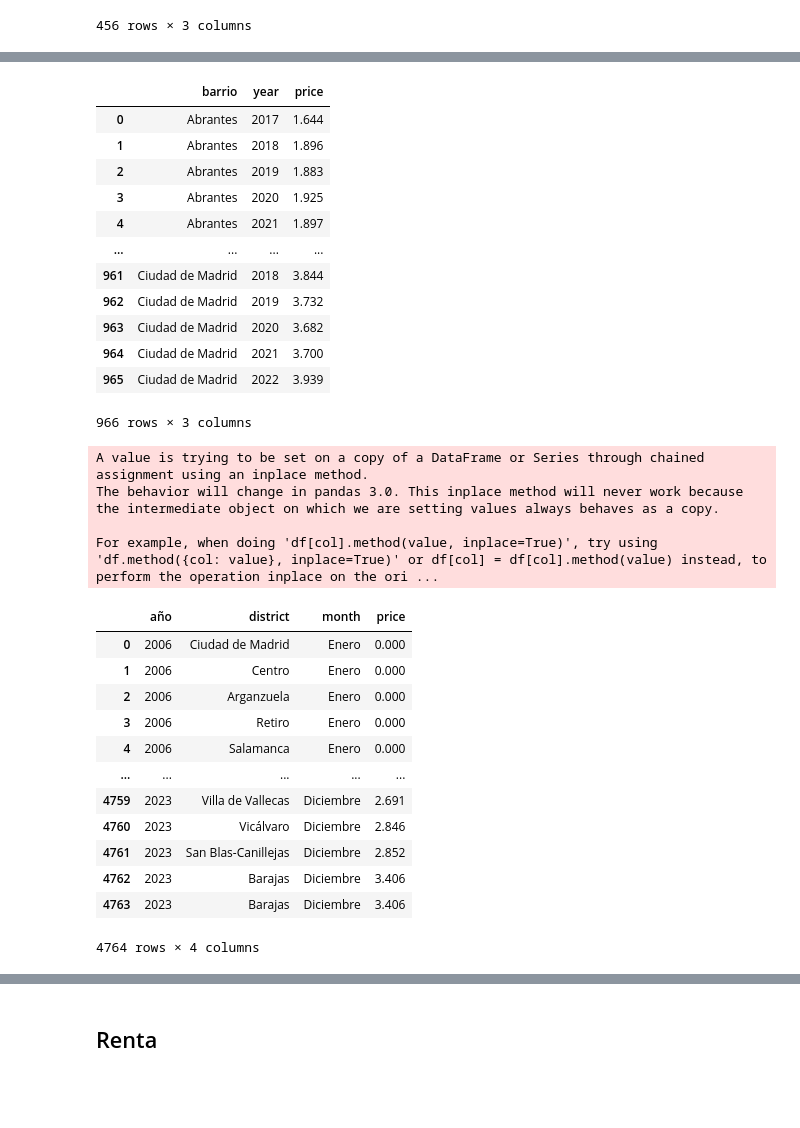
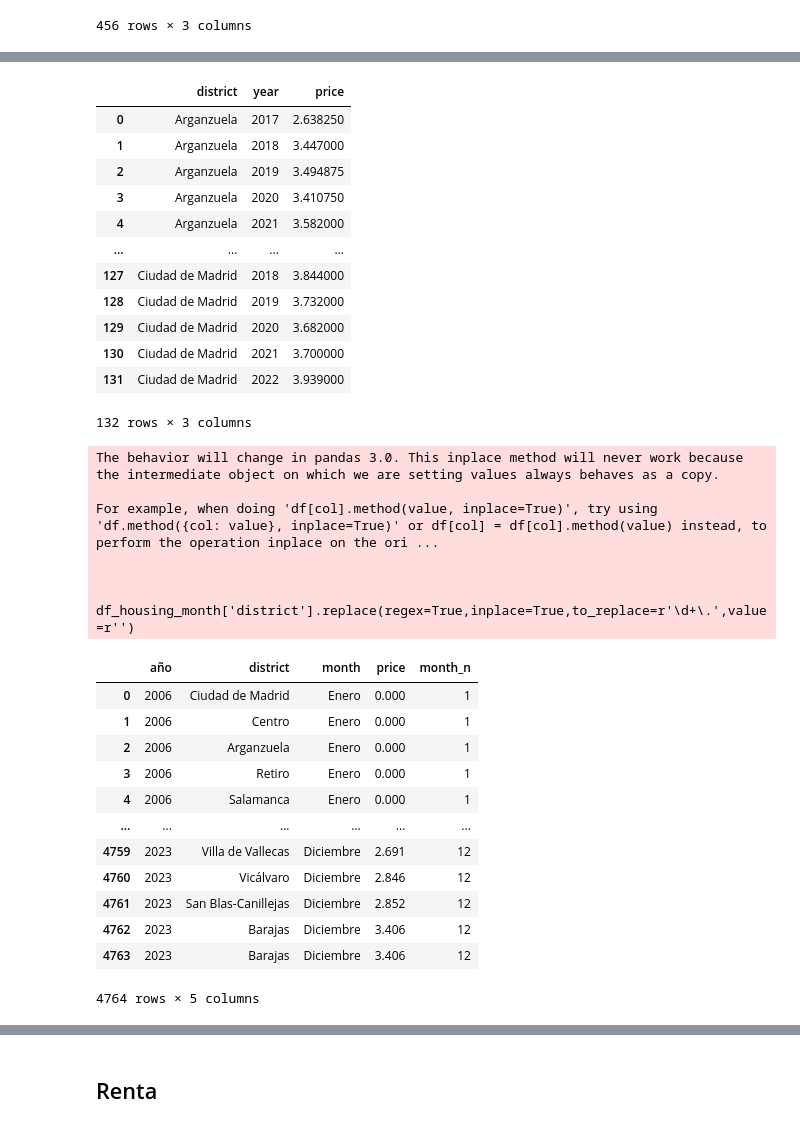
Before and after one commit to fernandez-a/House-price-predictor, a Jupyter notebook: notebooks/00_data_preparation.ipynb, the cells around one changed output, grey strips where cells are left out. Drawn from its saved outputs; the diff is of its cells as text; code cells hidden in the pictures; blank space fills up the shorter version.

Commit message:
data preparation

```diff
--- a/notebooks/00_data_preparation.ipynb
+++ b/notebooks/00_data_preparation.ipynb
@@ -200,18 +296,18 @@ For example, when doing 'df[col].method(value, inplace=True)', try using 'df.met
 # %%
-price_district_m2 = df_housing_yearly.groupby(['district','year']).agg({'price':'sum'}).reset_index()
+price_district_m2 = df_housing_yearly.groupby(['district','year']).agg({'price':'mean'}).reset_index()
 price_neighbourhood_m2 = df_housing_yearly.groupby(['barrio','year']).agg({'price':'sum'}).reset_index()
-price_neighbourhood_m2
+price_district_m2
 # %% [output]
-|  | barrio | year | price |
-| 0 | Abrantes | 2017 | 1.644 |
-| 1 | Abrantes | 2018 | 1.896 |
-| 2 | Abrantes | 2019 | 1.883 |
-| 3 | Abrantes | 2020 | 1.925 |
-| 4 | Abrantes | 2021 | 1.897 |
+|  | district | year | price |
+| 0 | Arganzuela | 2017 | 2.638250 |
+| 1 | Arganzuela | 2018 | 3.447000 |
+| 2 | Arganzuela | 2019 | 3.494875 |
+| 3 | Arganzuela | 2020 | 3.410750 |
+| 4 | Arganzuela | 2021 | 3.582000 |
 | ... | ... | ... | ... |
-| 961 | Ciudad de Madrid | 2018 | 3.844 |
-| 962 | Ciudad de Madrid | 2019 | 3.732 |
-| 963 | Ciudad de Madrid | 2020 | 3.682 |
-| 964 | Ciudad de Madrid | 2021 | 3.700 |
-| 965 | Ciudad de Madrid | 2022 | 3.939 |
+| 127 | Ciudad de Madrid | 2018 | 3.844000 |
+| 128 | Ciudad de Madrid | 2019 | 3.732000 |
+| 129 | Ciudad de Madrid | 2020 | 3.682000 |
+| 130 | Ciudad de Madrid | 2021 | 3.700000 |
+| 131 | Ciudad de Madrid | 2022 | 3.939000 |
-966 rows × 3 columns
+132 rows × 3 columns
@@ -218,30 +317,32 @@ price_neighbourhood_m2
 # %%
 
 df_housing_month = pd.read_excel('../data/madrid/raw/vivienda_segunda_mano_mes.xlsx')
 df_housing_month = df_housing_month.replace('-',0)
 df_housing_month.rename(columns={'Unnamed: 0':'año', 'Unnamed: 1':'district'}, inplace=True)
 df_housing_month['district'].replace(regex=True,inplace=True,to_replace=r'\d+\.',value=r'')
 df_housing_month['district'] = df_housing_month['district'].str.strip()
 
 df_housing_month = pd.melt(df_housing_month, id_vars=['año', 'district'], var_name='month', value_name='price')
 df_housing_month['price'] = df_housing_month['price'].astype(float)
-
+df_housing_month['month_n'] = df_housing_month['month'].map(month_map).astype(int)
 df_housing_month
 # %% [output]
-A value is trying to be set on a copy of a DataFrame or Series through chained assignment using an inplace method.
 The behavior will change in pandas 3.0. This inplace method will never work because the intermediate object on which we are setting values always behaves as a copy.
 
 For example, when doing 'df[col].method(value, inplace=True)', try using 'df.method({col: value}, inplace=True)' or df[col] = df[col].method(value) instead, to perform the operation inplace on the ori ...
+
+
+  df_housing_month['district'].replace(regex=True,inplace=True,to_replace=r'\d+\.',value=r'')
-|  | año | district | month | price |
-| 0 | 2006 | Ciudad de Madrid | Enero | 0.000 |
-| 1 | 2006 | Centro | Enero | 0.000 |
-| 2 | 2006 | Arganzuela | Enero | 0.000 |
-| 3 | 2006 | Retiro | Enero | 0.000 |
-| 4 | 2006 | Salamanca | Enero | 0.000 |
-| ... | ... | ... | ... | ... |
-| 4759 | 2023 | Villa de Vallecas | Diciembre | 2.691 |
-| 4760 | 2023 | Vicálvaro | Diciembre | 2.846 |
-| 4761 | 2023 | San Blas-Canillejas | Diciembre | 2.852 |
-| 4762 | 2023 | Barajas | Diciembre | 3.406 |
-| 4763 | 2023 | Barajas | Diciembre | 3.406 |
+|  | año | district | month | price | month_n |
+| 0 | 2006 | Ciudad de Madrid | Enero | 0.000 | 1 |
+| 1 | 2006 | Centro | Enero | 0.000 | 1 |
+| 2 | 2006 | Arganzuela | Enero | 0.000 | 1 |
+| 3 | 2006 | Retiro | Enero | 0.000 | 1 |
+| 4 | 2006 | Salamanca | Enero | 0.000 | 1 |
+| ... | ... | ... | ... | ... | ... |
+| 4759 | 2023 | Villa de Vallecas | Diciembre | 2.691 | 12 |
+| 4760 | 2023 | Vicálvaro | Diciembre | 2.846 | 12 |
+| 4761 | 2023 | San Blas-Canillejas | Diciembre | 2.852 | 12 |
+| 4762 | 2023 | Barajas | Diciembre | 3.406 | 12 |
+| 4763 | 2023 | Barajas | Diciembre | 3.406 | 12 |
-4764 rows × 4 columns
+4764 rows × 5 columns
```
Also changed, not shown: parts of 32 cells of this notebook.
